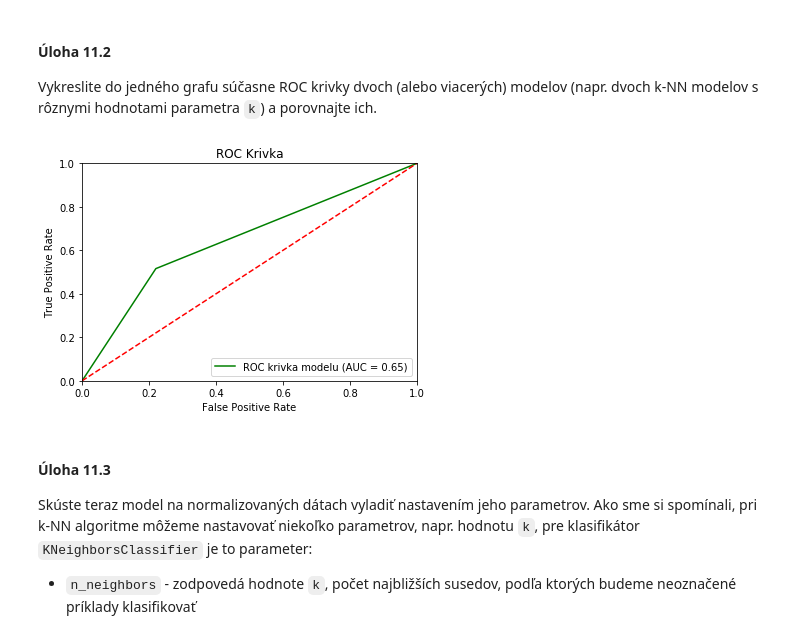
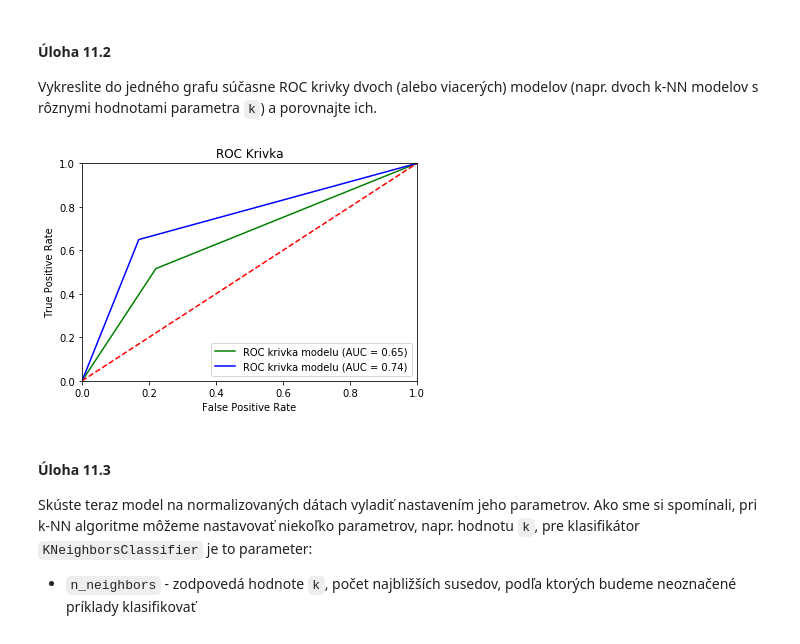
Before and after one commit to Konkolova/WDA, a Jupyter notebook: 11/notebooks/cvicenie11.ipynb, the cells around one changed output. Saved outputs shown, nothing was run; the diff lists cells and outputs as text; code cells hidden in the pictures.

```diff
--- a/11/notebooks/cvicenie11.ipynb
+++ b/11/notebooks/cvicenie11.ipynb
@@ -263,23 +263,24 @@ print(confusion_matrix(y_test_norm, y_model2))
 
 Vykreslite do jedného grafu súčasne ROC krivky dvoch (alebo viacerých) modelov (napr. dvoch k-NN modelov s rôznymi hodnotami parametra `k`) a porovnajte ich.
 # %%
-from sklearn.metrics import roc_curve,auc
-
 fpr, tpr, thresholds = roc_curve(y_test, y_model, pos_label=1)
+fpr2,tpr2, thresholds2 = roc_curve(y_test_norm, y_model2, pos_label=1)
 
 roc_auc = auc(fpr, tpr)
+roc_auc2 = auc(fpr2,tpr2)
 
 plt.title('ROC Krivka')
 plt.plot(fpr, tpr, color='green', label = 'ROC krivka modelu (AUC = %0.2f)' % roc_auc)
+plt.plot(fpr2, tpr2, color='blue', label = 'ROC krivka modelu (AUC = %0.2f)' % roc_auc2)
 plt.legend(loc = 'lower right')
 plt.plot([0, 1], [0, 1],linestyle='--', color='red')
 plt.xlim([0, 1])
 plt.ylim([0, 1])
 plt.ylabel('True Positive Rate')
 plt.xlabel('False Positive Rate')
 plt.show()
 # %% [output]
-[figure, old version]
+[figure, new version]
 # %% [markdown]
 #### Úloha 11.3
 
```
Also changed, not shown: parts of 2 cells of this notebook, 7 other files.
